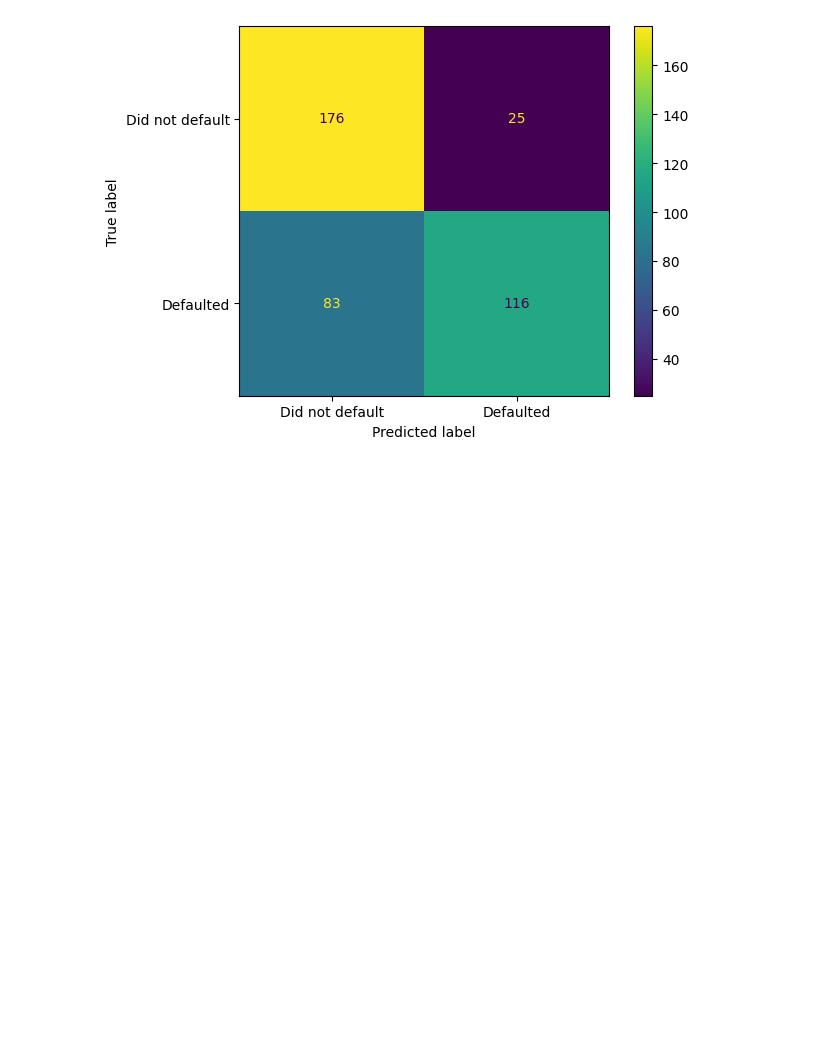
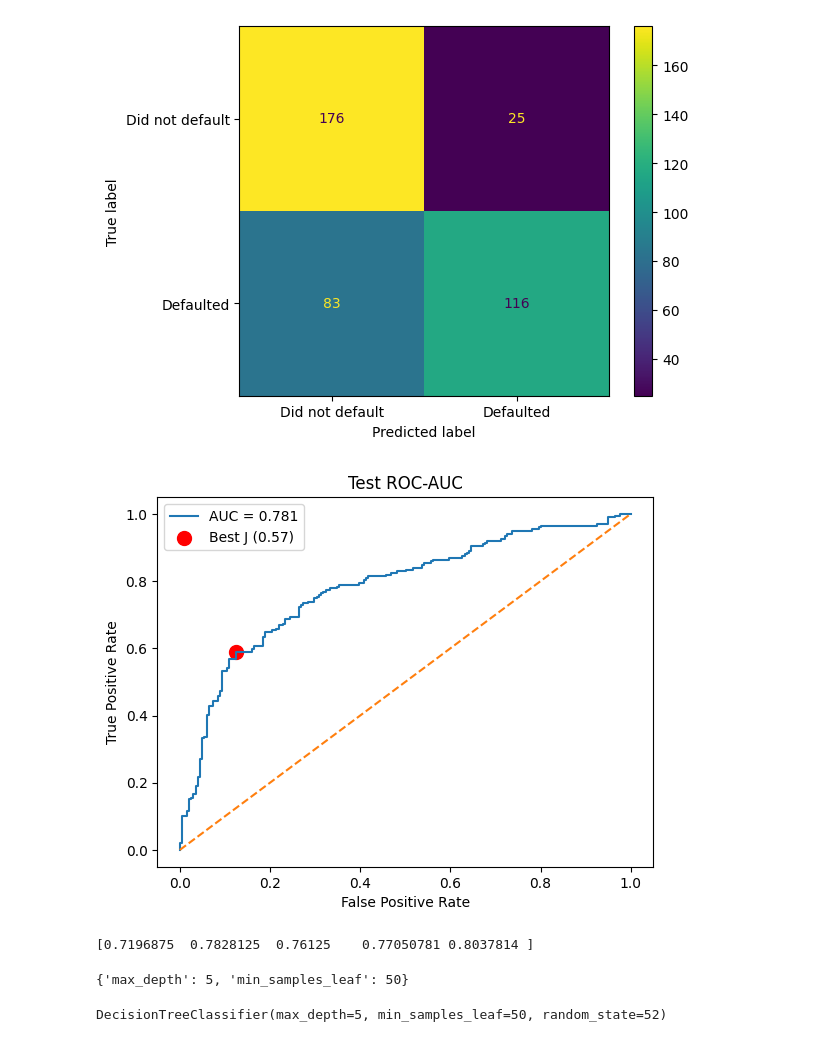
Before and after one commit to Siuuuuuu0/ML-DL, a Jupyter notebook: UCI_Credit_Card.ipynb, the cells around one changed output. Cells and saved outputs as stored; diff of their text form; code cells hidden in the pictures; blank space fills up the shorter version.

```diff
--- a/UCI_Credit_Card.ipynb
+++ b/UCI_Credit_Card.ipynb
@@ -18,6 +21,10 @@ from google.colab import files
 # %%
 files.upload()
 df = pd.read_csv('UCI_Credit_Card.csv')
+models_accs = {}
+models_cms = {}
+models_auc = {}
+models_scores = {}
 df.head()
 # %% [output]
 [interactive output not drawn]
@@ -209,6 +216,6 @@ param_grid = [
      }
 ]
 
-optimal_params = GridSearchCV(SVC(), param_grid, cv=5, scoring='accuracy')
+optimal_params = GridSearchCV(SVC(probability=True), param_grid, cv=5, scoring='accuracy')
 optimal_params.fit(X_train_scaled, y_train)
 # %% [output]
@@ -222,9 +229,44 @@ print(optimal_params.best_params_)
 # %% [output]
 {'C': 1, 'gamma': 'scale', 'kernel': 'rbf'}
 # %%
-clf_svm = SVC(random_state=52, C=1, gamma="scale", kernel="rbf")
+clf_svm = optimal_params.best_estimator_
 clf_svm.fit(X_train_scaled, y_train)
-ConfusionMatrixDisplay(confusion_matrix(y_test, clf_svm.predict(X_test_scaled)), display_labels=["Did not default", "Defaulted"]).plot()
+y_pred = clf_svm.predict(X_test_scaled)
+cm = confusion_matrix(y_test, y_pred)
+models_cms["Logistic Regression"]=(cm)
+models_accs["Logistic Regression"]=(accuracy_score(y_test, y_pred))
+ConfusionMatrixDisplay(cm, display_labels=["Did not default", "Defaulted"]).plot()
 # %% [output]
 <sklearn.metrics._plot.confusion_matrix.ConfusionMatrixDisplay at 0x...>
 [figure]
+# %%
+y_pred_proba = clf_svm.predict_proba(X_test_scaled)[:,1]
+test_auc = roc_auc_score(y_test, y_pred_proba)
+train_auc = roc_auc_score(y_train, clf_svm.predict_proba(X_train_scaled)[:,1])
+
+fpr, tpr, thresholds = roc_curve(y_test, y_pred_proba)
+
+models_auc["Logistic Regression"] = {"fpr":fpr, "tpr":tpr, "thresholds":thresholds}
+
+J = tpr - fpr
+best_idx = np.argmax(J)
+best_fpr = fpr[best_idx]
+best_tpr = tpr[best_idx]
+best_threshold = thresholds[best_idx]
+
+plt.plot(fpr, tpr, label=f"AUC = {test_auc:.3f}")
+plt.plot([0,1], [0,1], linestyle="--")
+plt.scatter(best_fpr, best_tpr, color='red', s=100, label=f"Best J ({best_threshold:.2f})")
+plt.xlabel("False Positive Rate")
+plt.ylabel("True Positive Rate")
+plt.legend()
+plt.title("Test ROC-AUC")
+plt.show()
+# %% [output]
+[figure, added]
+# %%
+cv_auc = cross_val_score(clf_svm, X_train_scaled, y_train, cv=5, scoring='roc_auc')
+models_scores["Logistic Regression"] = {"CV AUC":cv_auc, "Test AUC":test_auc, "Train AUC":train_auc}
+print(cv_auc)
+# %% [output]
+[0.7196875  0.7828125  0.76125    0.77050781 0.8037814 ]
@@ -230,0 +282,24 @@ ConfusionMatrixDisplay(confusion_matrix(y_test, clf_svm.predict(X_test_scaled)),
+# %%
+param_grid = [
+  {
+    "max_depth": [3, 5, 7, 10, 20, 23],
+    "min_samples_leaf": [1, 5, 10, 20, 50],
+  }
+]
+
+grid = GridSearchCV(
+    DecisionTreeClassifier(random_state=52),
+    param_grid,
+    cv=5,
+    scoring='accuracy'
+)
+
+grid.fit(X_train_scaled, y_train)
+print(grid.best_params_)
+# %% [output]
+{'max_depth': 5, 'min_samples_leaf': 50}
+# %%
+tree = grid.best_estimator_
+tree.fit(X_train_scaled, y_train)
+# %% [output]
+DecisionTreeClassifier(max_depth=5, min_samples_leaf=50, random_state=52)
```
Also changed, not shown: parts of 10 cells of this notebook.
